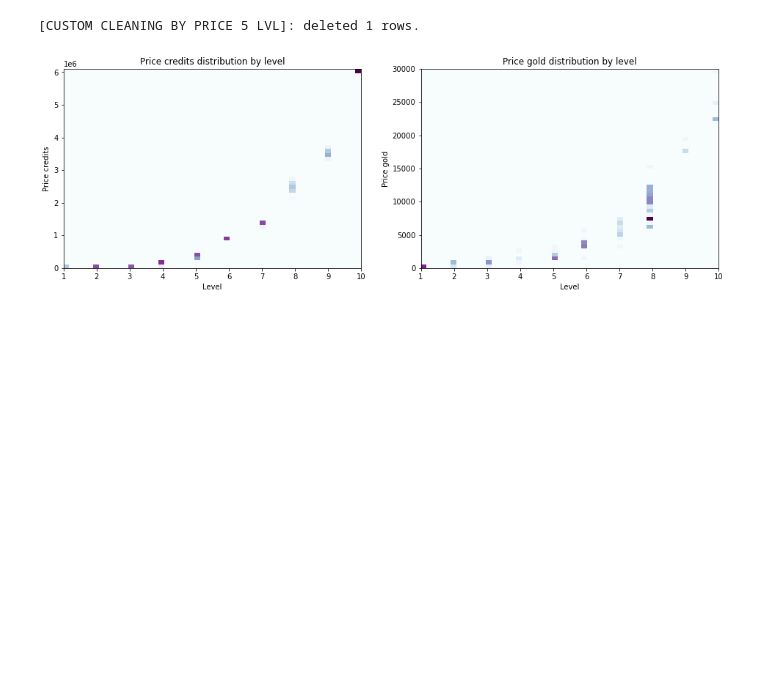
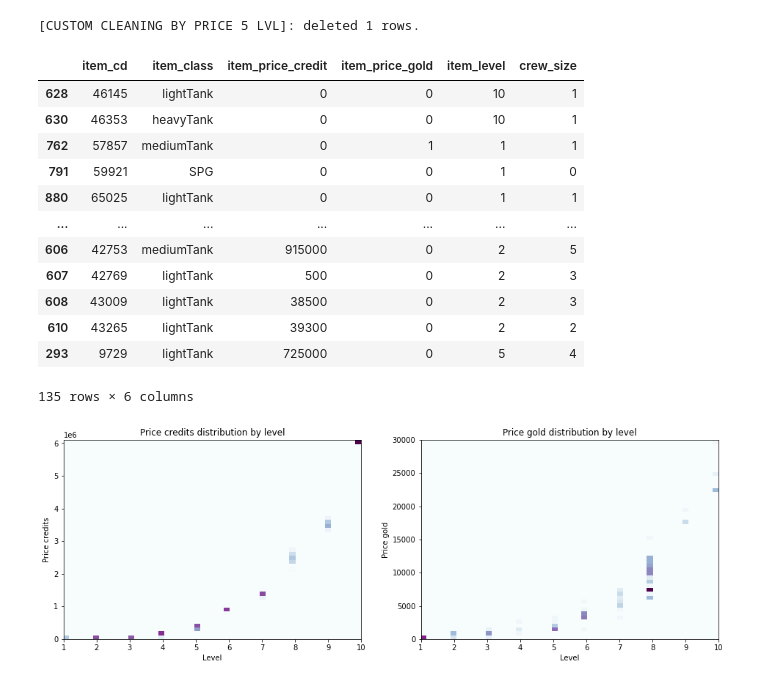
Before and after one commit to Egorka1/WG_Forge, a Jupyter notebook: WGProject.ipynb, the cells around one changed output. Cells and saved outputs as stored; diff of their text form; code cells hidden in the pictures; blank space fills up the shorter version.

```diff
--- a/WGProject.ipynb
+++ b/WGProject.ipynb
@@ -55,8 +68,11 @@ print(f'[CLEANING BY CREW_SIZE]: deleted {N - len(catalog)} rows.')
 # cleaning by 1 level: item_price_credit = item_price_gold = 0
 N = len(catalog)
 
-catalog = catalog[(catalog['item_level'] != 1) |
-                  ((catalog['item_price_credit'] == 0) & (catalog['item_price_gold'] == 0))]
+mask = (catalog['item_level'] != 1) | \
+       ((catalog['item_price_credit'] == 0) & (catalog['item_price_gold'] == 0))
+
+removed_tanks = pd.concat([removed_tanks, catalog[~mask]])
+catalog = catalog[mask]
 
 print(f'[CLEANING BY 1 LVL]: deleted {N - len(catalog)} rows.')
 # %% [output]
@@ -65,9 +81,12 @@ print(f'[CLEANING BY 1 LVL]: deleted {N - len(catalog)} rows.')
 # cleaning by price: item_price_credit > 100 or item_price_gold > 100
 N = len(catalog)
 
-catalog = catalog[(catalog['item_level'] == 1) |
-                  (((catalog['item_price_credit'] > 100) & (catalog['item_price_gold'] == 0)) |
-                  ((catalog['item_price_credit'] == 0) & (catalog['item_price_gold'] > 100)))]
+mask = (catalog['item_level'] == 1) | \
+       (((catalog['item_price_credit'] > 100) & (catalog['item_price_gold'] == 0)) | \
+       ((catalog['item_price_credit'] == 0) & (catalog['item_price_gold'] > 100)))
+
+removed_tanks = pd.concat([removed_tanks, catalog[~mask]])
+catalog = catalog[mask]
 
 print(f'[CLEANING BY PRICE]: deleted {N - len(catalog)} rows.')
 # %% [output]
@@ -76,8 +95,11 @@ print(f'[CLEANING BY PRICE]: deleted {N - len(catalog)} rows.')
 # custom cleaning by price 2 level: 2000 < item_price_credit < 20000
 N = len(catalog)
 
-catalog = catalog[(catalog['item_level'] != 2) | (catalog['item_price_gold'] != 0) |
-                   (catalog['item_price_credit'] > 2000) & (catalog['item_price_credit'] < 20000)]
+mask = (catalog['item_level'] != 2) | (catalog['item_price_gold'] != 0) | \
+       (catalog['item_price_credit'] > 2000) & (catalog['item_price_credit'] < 20000)
+
+removed_tanks = pd.concat([removed_tanks, catalog[~mask]])
+catalog = catalog[mask]
 
 print(f'[CUSTOM CLEANING BY PRICE 2 LVL]: deleted {N - len(catalog)} rows.')
 # %% [output]
@@ -86,12 +108,31 @@ print(f'[CUSTOM CLEANING BY PRICE 2 LVL]: deleted {N - len(catalog)} rows.')
 # custom cleaning by price 5 level: item_price_credit < 500000
 N = len(catalog)
 
-catalog = catalog[(catalog['item_level'] != 5) |
-                  (catalog['item_price_gold'] != 0) | (catalog['item_price_credit'] < 500000)]
+mask = (catalog['item_level'] != 5) | \
+       (catalog['item_price_gold'] != 0) | (catalog['item_price_credit'] < 500000)
+
+removed_tanks = pd.concat([removed_tanks, catalog[~mask]])
+catalog = catalog[mask]
 
 print(f'[CUSTOM CLEANING BY PRICE 5 LVL]: deleted {N - len(catalog)} rows.')
 # %% [output]
 [CUSTOM CLEANING BY PRICE 5 LVL]: deleted 1 rows.
+# %%
+removed_tanks
+# %% [output]
+|  | item_cd | item_class | item_price_credit | item_price_gold | item_level | crew_size |
+| 628 | 46145 | lightTank | 0 | 0 | 10 | 1 |
+| 630 | 46353 | heavyTank | 0 | 0 | 10 | 1 |
+| 762 | 57857 | mediumTank | 0 | 1 | 1 | 1 |
+| 791 | 59921 | SPG | 0 | 0 | 1 | 0 |
+| 880 | 65025 | lightTank | 0 | 0 | 1 | 1 |
+| ... | ... | ... | ... | ... | ... | ... |
+| 606 | 42753 | mediumTank | 915000 | 0 | 2 | 5 |
+| 607 | 42769 | lightTank | 500 | 0 | 2 | 3 |
+| 608 | 43009 | lightTank | 38500 | 0 | 2 | 3 |
+| 610 | 43265 | lightTank | 39300 | 0 | 2 | 2 |
+| 293 | 9729 | lightTank | 725000 | 0 | 5 | 4 |
+135 rows × 6 columns
 # %%
 creds_catalog = catalog[catalog['item_price_gold'] == 0]
 gold_catalog = catalog[catalog['item_price_credit'] == 0]
```
Also changed, not shown: parts of 6 cells of this notebook.
